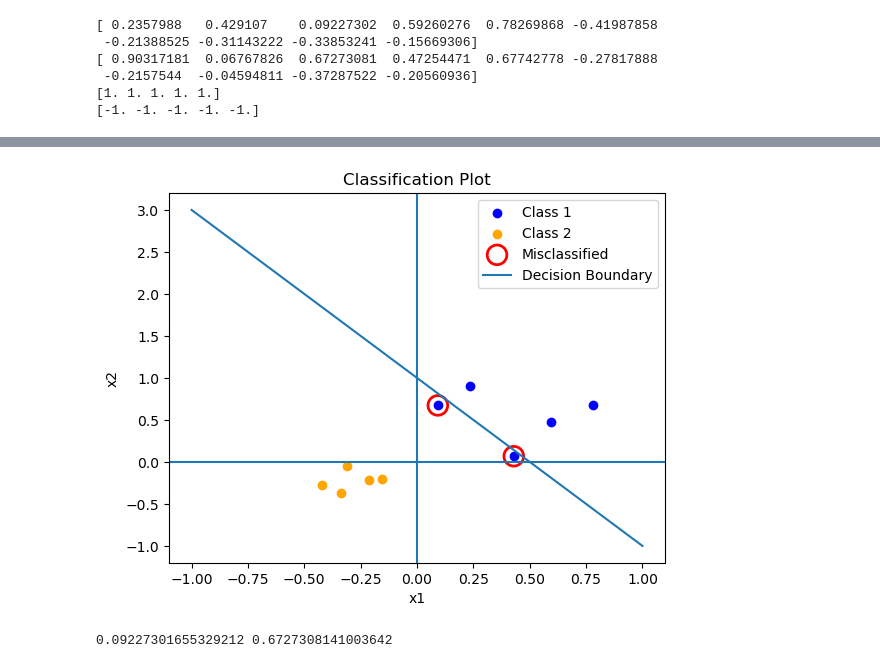
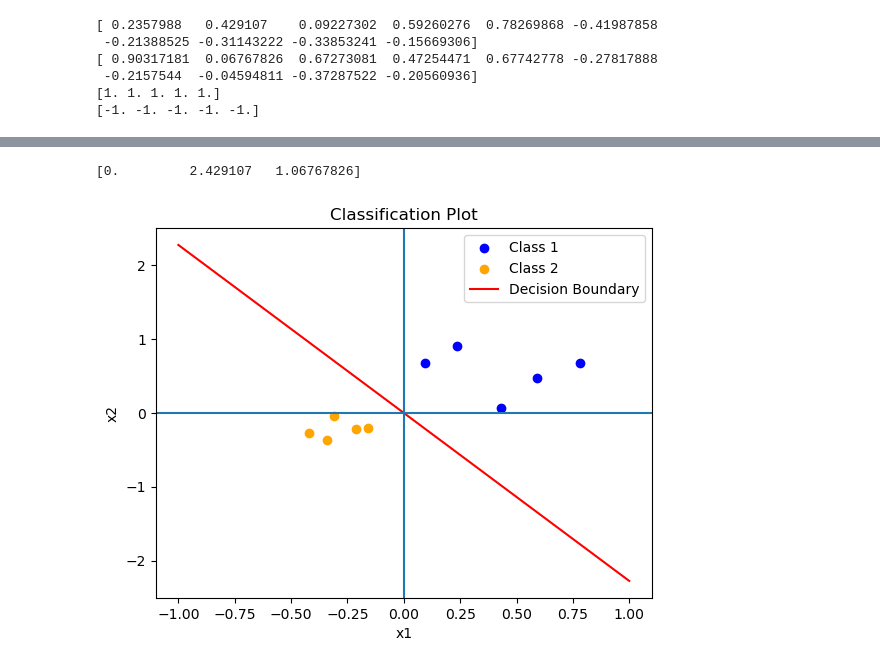
Before and after one commit to yk0766/MLAfterHoursAssignments, a Jupyter notebook: Classification.ipynb, the cells around one changed output, grey strips where cells are left out. Drawn from its saved outputs; the diff is of its cells as text; code cells hidden in the pictures.

Commit message:
Perceptron v4

```diff
--- a/Classification.ipynb
+++ b/Classification.ipynb
@@ -347,44 +291,86 @@ def generate_line(v0, v1, v2, num):
+# %%
+# Create actual class labels
+# Class 1 = +1
+# Class 2 = -1
+y_act = np.concatenate((y_c1, y_c2))
+
+
+# Initial weight vector
+# Decision boundary:
+# -1 + 2*x1 + x2 = 0
+W = np.array([-1, 2, 1])
+
+# Flag used to continue training
+# Stops when no weights are updated in a full pass
+update = True
+
+
+# Perceptron Training Loop
+while update == True:
+
+    # Assume convergence until a mistake is found
+    update = False
+
+    # Loop through all training points
+    for i in range(2 * p):
+
+        # Create feature vector
+        # [bias, x1, x2]
+        X = np.array([1, x1[i], x2[i]])
+
+        # Check classification
+        # Correct classification:
+        # y * (W·X) > 0
+        #
+        # Misclassified:
+        # y * (W·X) <= 0
+        if (y_act[i] * np.dot(X, W)) <= 0:
+
+            # Update weights toward the correct class
+            W = W + (y_act[i] * X)
+
+            # At least one update occurred
+            # Continue another training pass
+            update = True
+
+
+# Final learned weight vector
+print(W)
+# %% [output]
+[0.         2.429107   1.06767826]
+# %%
+x_classifier = np.linspace(-1, 1, 100)
+
+y_classifier = -(W[0] + W[1] * x_classifier) / W[2]
 # %%
 # Plot Class 1 points
 plt.scatter(x1c1 ,x2c1,facecolors = 'blue',label="Class 1",)
 
 # Plot Class 2 points
 plt.scatter(x1c2 ,x2c2,facecolors = 'orange', label="Class 2",)
 
-# Circle misclassified points in RED
-plt.scatter(x1_missclassify,x2_missclassify,
-    facecolors='none',     # hollow circle
-    edgecolors='red',      # red border
-    s=200,                 # circle size
-    linewidths=2,
-    label="Misclassified"
-)
 
 # Plot decision boundary line
 plt.plot(
     x_classifier,
     y_classifier,
-    label="Decision Boundary"
+    label="Decision Boundary", color = 'red'
 )
 
 
 # Labels and title
 plt.xlabel("x1")
 plt.ylabel("x2")
 plt.title("Classification Plot")
 
 # Draw X and Y axes
 plt.axhline(0)
 plt.axvline(0)
 
 # Show legend
 plt.legend()
 
 # Show plot
 plt.show()
 # %% [output]
-[figure, old version]
+[figure, new version]
-# %%
-print(x1[2] , x2[2])
-# %% [output]
-0.09227301655329212 0.6727308141003642
```
Also changed, not shown: parts of 5 cells of this notebook.
